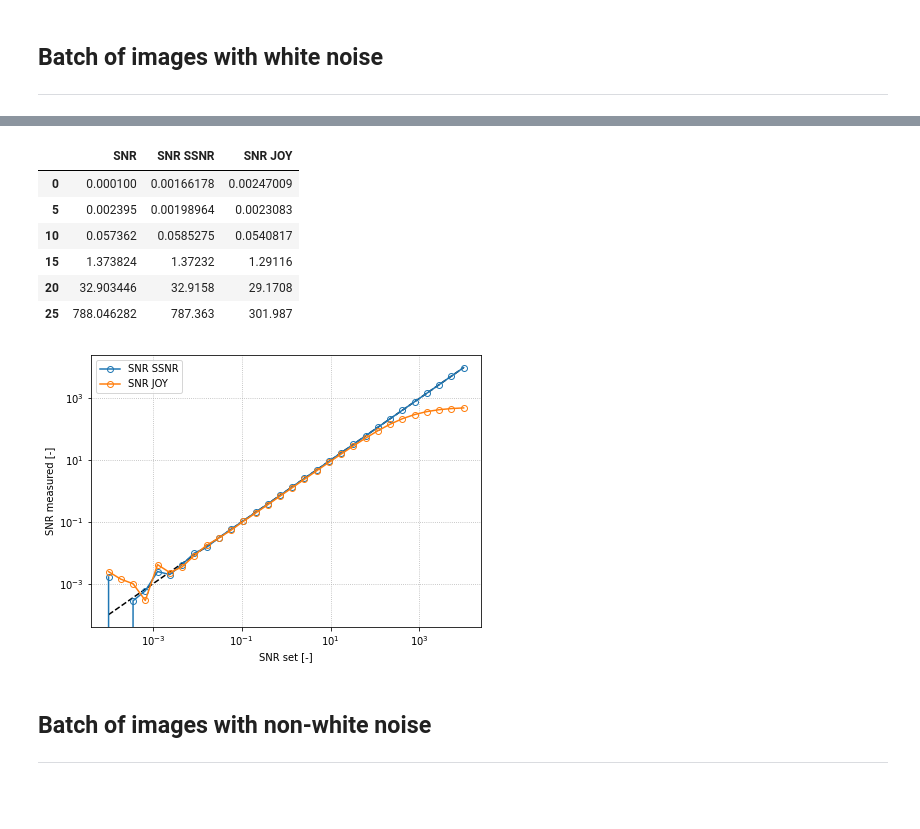
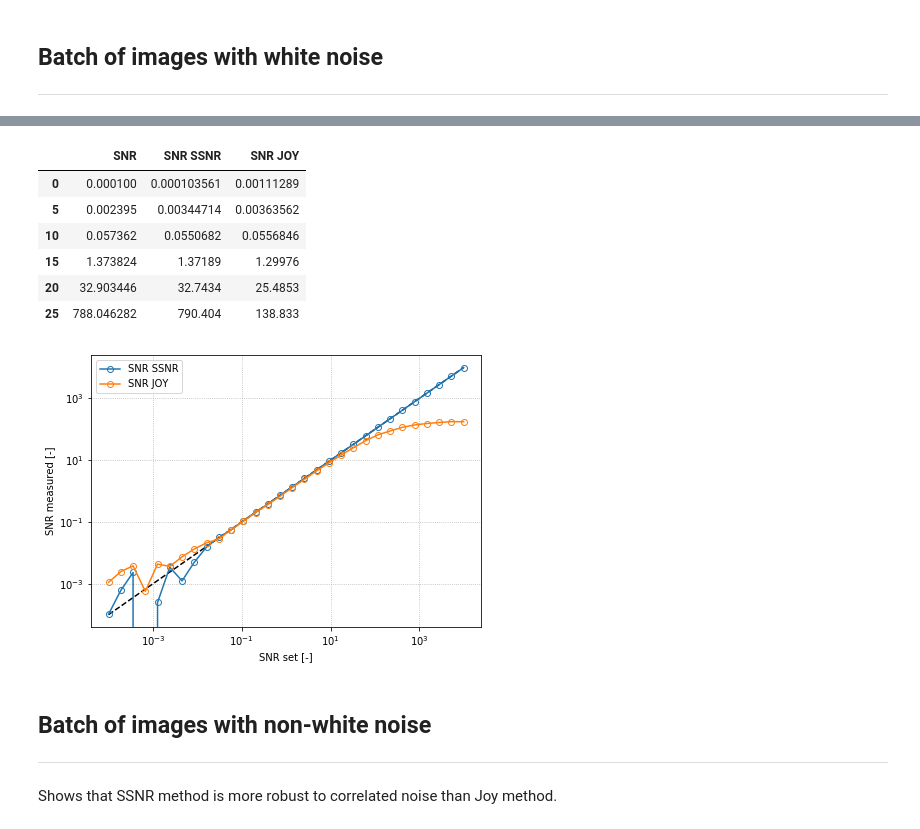
Before and after one commit to hoogenboom-group/Lane-optimization-2020, a Jupyter notebook: notebooks/SSNR_validation.ipynb, the cells around one changed output, grey strips where cells are left out. Cells and saved outputs as stored; diff of their text form; code cells hidden in the pictures; blank space fills up the shorter version.

```diff
--- a/notebooks/SSNR_validation.ipynb
+++ b/notebooks/SSNR_validation.ipynb
@@ -29,15 +31,13 @@ warnings.simplefilter('ignore', RuntimeWarning)
 ### Generate noisy images
 # %%
 # Parameters
-np.random.seed(123)
 SNR_set = 1
 
 # Generate image
-image = noise.generate_image(1024, 1024)
-var = np.var(image)
+image = noise.generate_image(512, 512)
 # Add noise
-noisy_1 = image + noise.white_noise(var / SNR_set, image.shape)
-noisy_2 = image + noise.white_noise(var / SNR_set, image.shape)
+noisy_1 = image + noise.white_noise(image.var() / SNR_set, image.shape)
+noisy_2 = image + noise.white_noise(image.var() / SNR_set, image.shape)
 
 # Plot images
 fig, axes = plt.subplots(ncols=3, figsize=(12, 4))
@@ -89,12 +89,14 @@ SNR from SSNR... 1.0008650932
 df = pd.DataFrame(columns=['SNR', 'SNR SSNR', 'SNR JOY'])
 df['SNR'] = np.geomspace(1e-4, 1e4, 30)
 
-for i, row in df.iterrows():
-    SNR = row['SNR']
+for i, row in tqdm(df.iterrows(),
+                   total=len(df)):
+    SNR_set = row['SNR']
 
     # Generate noisy images
-    noisy_1 = image + noise.white_noise(var/SNR, image.shape)
-    noisy_2 = image + noise.white_noise(var/SNR, image.shape)
+    image = noise.generate_image(512, 512)
+    noisy_1 = image + noise.white_noise(image.var()/SNR_set, image.shape)
+    noisy_2 = image + noise.white_noise(image.var()/SNR_set, image.shape)
 
     # (S)SNR calculations
     df.loc[i, 'SNR SSNR'] = ssnr.SSNR_full([noisy_1, noisy_2])
@@ -107,10 +110,10 @@ df[::5]
 |  | SNR | SNR SSNR | SNR JOY |
-| 0 | 0.000100 | 0.00166178 | 0.00247009 |
-| 5 | 0.002395 | 0.00198964 | 0.0023083 |
-| 10 | 0.057362 | 0.0585275 | 0.0540817 |
-| 15 | 1.373824 | 1.37232 | 1.29116 |
-| 20 | 32.903446 | 32.9158 | 29.1708 |
-| 25 | 788.046282 | 787.363 | 301.987 |
+| 0 | 0.000100 | 0.000103561 | 0.00111289 |
+| 5 | 0.002395 | 0.00344714 | 0.00363562 |
+| 10 | 0.057362 | 0.0550682 | 0.0556846 |
+| 15 | 1.373824 | 1.37189 | 1.29976 |
+| 20 | 32.903446 | 32.7434 | 25.4853 |
+| 25 | 788.046282 | 790.404 | 138.833 |
 # %%
 # Plot SNR calculations
 fig, ax = plt.subplots(figsize=(7, 5))
@@ -125,10 +128,11 @@ ax.set_yscale('log')
 ax.legend()
 ax.grid(ls=':')
 # %% [output]
-[figure, old version]
+[figure, new version]
 # %% [markdown]
 ## Batch of images with non-white noise
 ---
+Shows that SSNR method is more robust to correlated noise than Joy method.
 # %%
 # Set up DataFrame
 df = pd.DataFrame(columns=['SNR', 'SNR SSNR', 'SNR JOY'])
```
Also changed, not shown: parts of 12 cells of this notebook.
